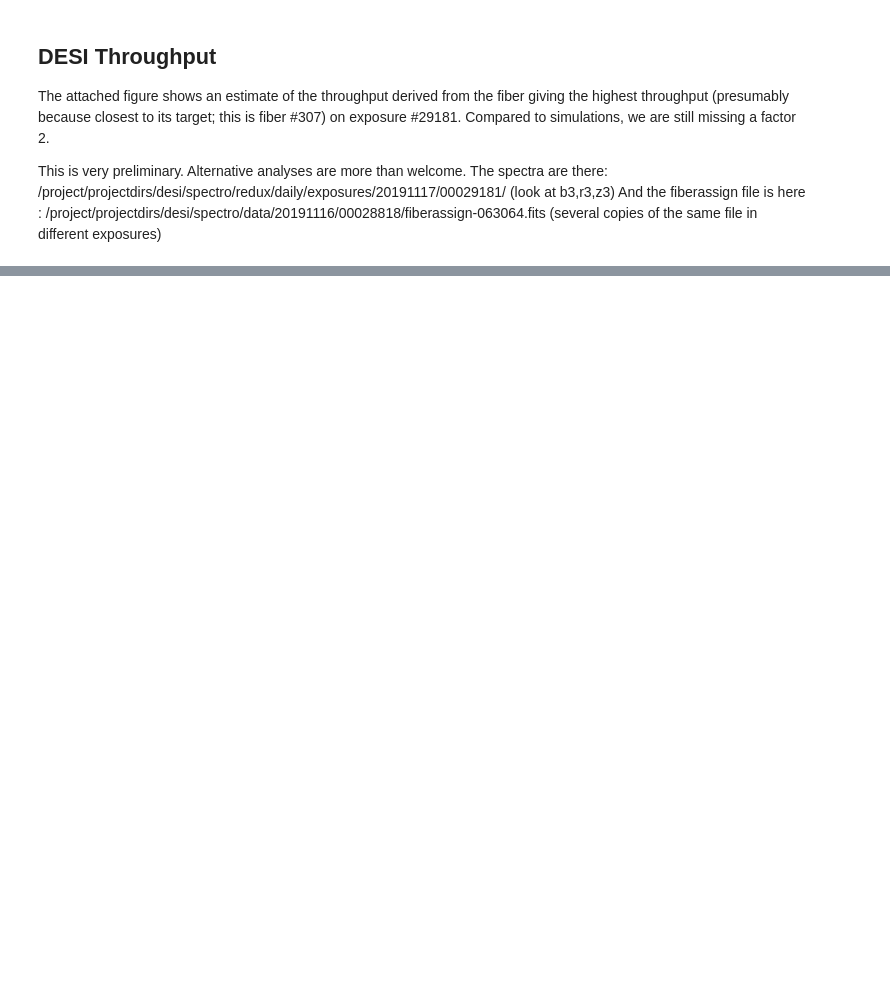
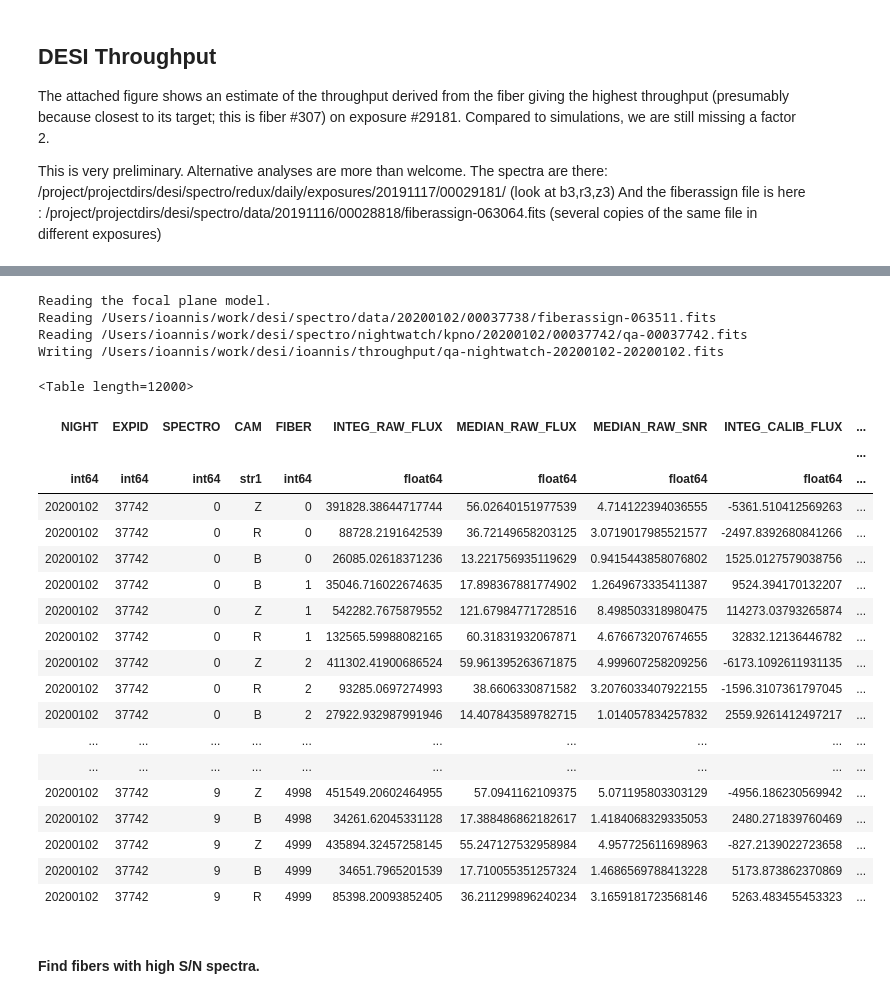
Before and after one commit to moustakas/impy, a Jupyter notebook: projects/desi/cmx/cmx-throughput.ipynb, the cells around one changed output, grey strips where cells are left out. Saved outputs shown, nothing was run; the diff lists cells and outputs as text; code cells hidden in the pictures; blank space fills up the shorter version.

Commit message:
more on throughput

```diff
--- a/projects/desi/cmx/cmx-throughput.ipynb
+++ b/projects/desi/cmx/cmx-throughput.ipynb
@@ -28 +28,4 @@ sns.set(context='talk', style='ticks', font_scale=1.1)
+# %%
+allnight = '20200102'
+outdir = os.path.join(os.getenv('DESI_ROOT'), 'ioannis', 'throughput')
 # %%
@@ -30,0 +138,30 @@ reduxdir = os.getenv('DESI_ROOT')+'/spectro/redux/daily/exposures'
+# %%
+allqa = read_and_stack_nightwatch(allnight, verbose=True, overwrite=True)
+allqa
+# %% [output]
+Reading the focal plane model.
+Reading /Users/ioannis/work/desi/spectro/data/20200102/00037738/fiberassign-063511.fits
+Reading /Users/ioannis/work/desi/spectro/nightwatch/kpno/20200102/00037742/qa-00037742.fits
+Writing /Users/ioannis/work/desi/ioannis/throughput/qa-nightwatch-20200102-20200102.fits
+<Table length=12000>
+| NIGHT | EXPID | SPECTRO | CAM | FIBER | INTEG_RAW_FLUX | MEDIAN_RAW_FLUX | MEDIAN_RAW_SNR | INTEG_CALIB_FLUX | ... |
+|  |  |  |  |  |  |  |  |  | ... |
+| int64 | int64 | int64 | str1 | int64 | float64 | float64 | float64 | float64 | ... |
+| 20200102 | 37742 | 0 | Z | 0 | 391828.38644717744 | 56.02640151977539 | 4.714122394036555 | -5361.510412569263 | ... |
+| 20200102 | 37742 | 0 | R | 0 | 88728.2191642539 | 36.72149658203125 | 3.0719017985521577 | -2497.8392680841266 | ... |
+| 20200102 | 37742 | 0 | B | 0 | 26085.02618371236 | 13.221756935119629 | 0.9415443858076802 | 1525.0127579038756 | ... |
+| 20200102 | 37742 | 0 | B | 1 | 35046.716022674635 | 17.898367881774902 | 1.2649673335411387 | 9524.394170132207 | ... |
+| 20200102 | 37742 | 0 | Z | 1 | 542282.7675879552 | 121.67984771728516 | 8.498503318980475 | 114273.03793265874 | ... |
+| 20200102 | 37742 | 0 | R | 1 | 132565.59988082165 | 60.31831932067871 | 4.676673207674655 | 32832.12136446782 | ... |
+| 20200102 | 37742 | 0 | Z | 2 | 411302.41900686524 | 59.961395263671875 | 4.999607258209256 | -6173.1092611931135 | ... |
+| 20200102 | 37742 | 0 | R | 2 | 93285.0697274993 | 38.6606330871582 | 3.2076033407922155 | -1596.3107361797045 | ... |
+| 20200102 | 37742 | 0 | B | 2 | 27922.932987991946 | 14.407843589782715 | 1.014057834257832 | 2559.9261412497217 | ... |
+| ... | ... | ... | ... | ... | ... | ... | ... | ... | ... |
+| ... | ... | ... | ... | ... | ... | ... | ... | ... | ... |
+| 20200102 | 37742 | 9 | Z | 4998 | 451549.20602464955 | 57.0941162109375 | 5.071195803303129 | -4956.186230569942 | ... |
+| 20200102 | 37742 | 9 | B | 4998 | 34261.62045331128 | 17.388486862182617 | 1.4184068329335053 | 2480.271839760469 | ... |
+| 20200102 | 37742 | 9 | Z | 4999 | 435894.32457258145 | 55.247127532958984 | 4.957725611698963 | -827.2139022723658 | ... |
+| 20200102 | 37742 | 9 | B | 4999 | 34651.7965201539 | 17.710055351257324 | 1.4686569788413228 | 5173.873862370869 | ... |
+| 20200102 | 37742 | 9 | R | 4999 | 85398.20093852405 | 36.211299896240234 | 3.1659181723568146 | 5263.483455453323 | ... |
+# %% [markdown]
+#### Find fibers with high S/N spectra.
```
Also changed, not shown: parts of 27 cells of this notebook.
